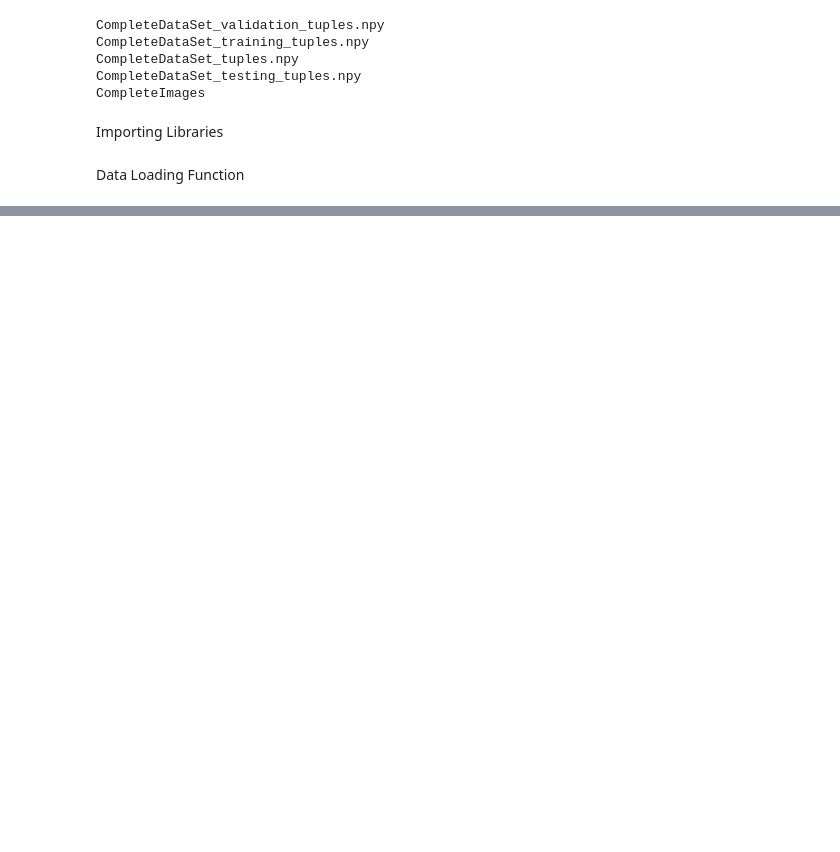
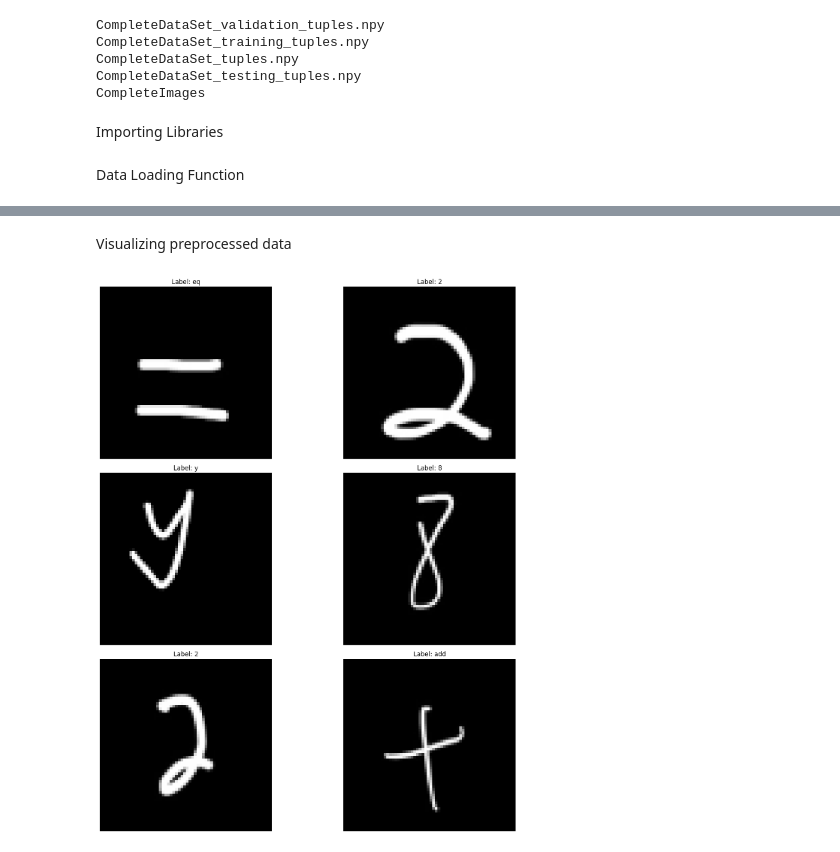
Before and after one commit to iroblesrazzaq/mathematical-expression-evaluator, a Jupyter notebook: data_prep.ipynb, the cells around one changed output, grey strips where cells are left out. Drawn from its saved outputs; the diff is of its cells as text; code cells hidden in the pictures; blank space fills up the shorter version.

Commit message:
updated data prep file

```diff
--- a/data_prep.ipynb
+++ b/data_prep.ipynb
@@ -81,10 +60,12 @@ Combine all files into one
-# %%
-path = "./processed_data"
-
-df_list = []
-
-for file in listdir(path):
-    df_list.append(pd.read_csv(join(path, file)))
-
-complete_df = pd.concat(df_list, axis=0, ignore_index=True)
+# %%
+data, labels = load_images(base_path, symbols)
+
+combined_data = np.column_stack((data, labels))
+
+# Shuffle the data
+np.random.shuffle(combined_data)
+
+# Split the data
+train_val, test = train_test_split(combined_data, test_size=0.2, stratify=combined_data[:, -1])
+train, val = train_test_split(train_val, test_size=0.2, stratify=train_val[:, -1])
 # %%
@@ -116,0 +87,37 @@ Test set size: 66779 (20.00%)
+# %% [markdown]
+Visualizing preprocessed data
+# %%
+def visualize_random_images(csv_files, symbols, num_images=2):
+    plt.figure(figsize=(15, 5 * len(csv_files)))
+
+    for i, file in enumerate(csv_files):
+        # Load the data
+        data = np.loadtxt(file, delimiter=",")
+
+        # Separate features and labels
+        X, y = data[:, :-1], data[:, -1]
+
+        plt.subplot(len(csv_files), num_images, i*num_images + 1)
+        plt.title(f"Random images from {file}")
+
+        for j in range(num_images):
+            # Choose a random index
+            idx = np.random.randint(0, len(X))
+
+            # Reshape the image
+            img = X[idx].reshape(64, 64)
+
+            # Plot the image
+            plt.subplot(len(csv_files), num_images, i*num_images + j + 1)
+            plt.imshow(img, cmap='gray')
+            plt.title(f"Label: {symbols[int(y[idx])]}")
+            plt.axis('off')
+
+    plt.tight_layout()
+    plt.show()
+
+# After creating the CSV files, call the visualization function
+csv_files = ["train_data.csv", "val_data.csv", "test_data.csv"]
+visualize_random_images(csv_files, symbols)
+# %% [output]
+[figure, added]
```
Also changed, not shown: parts of 6 cells of this notebook.
